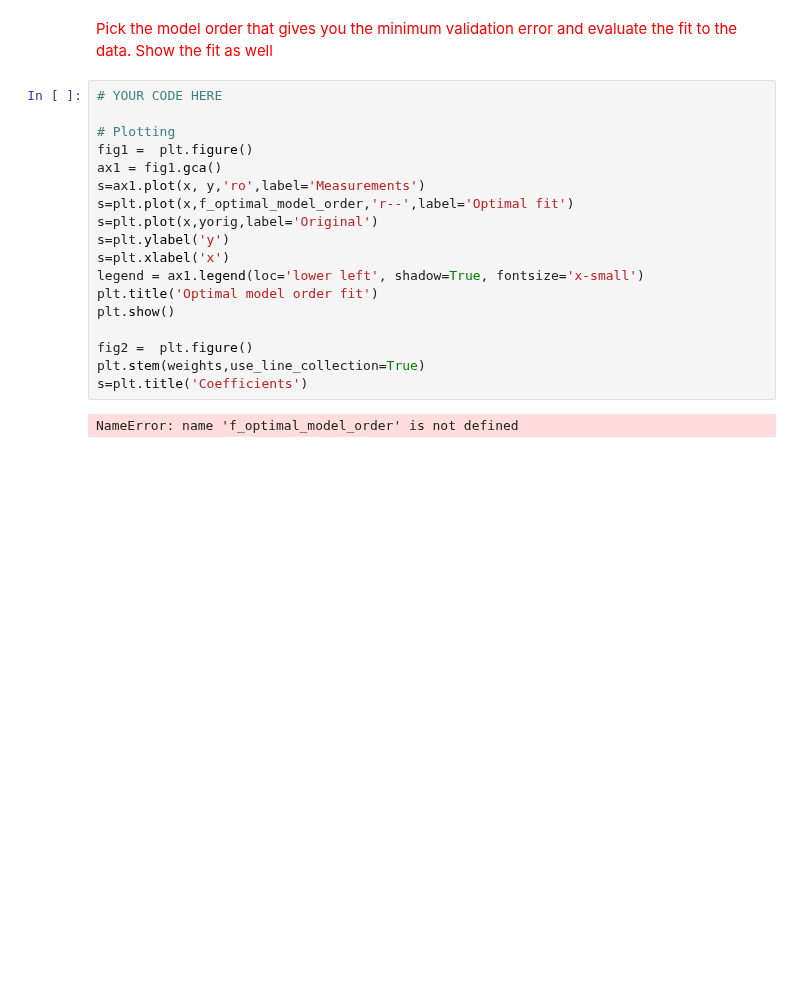
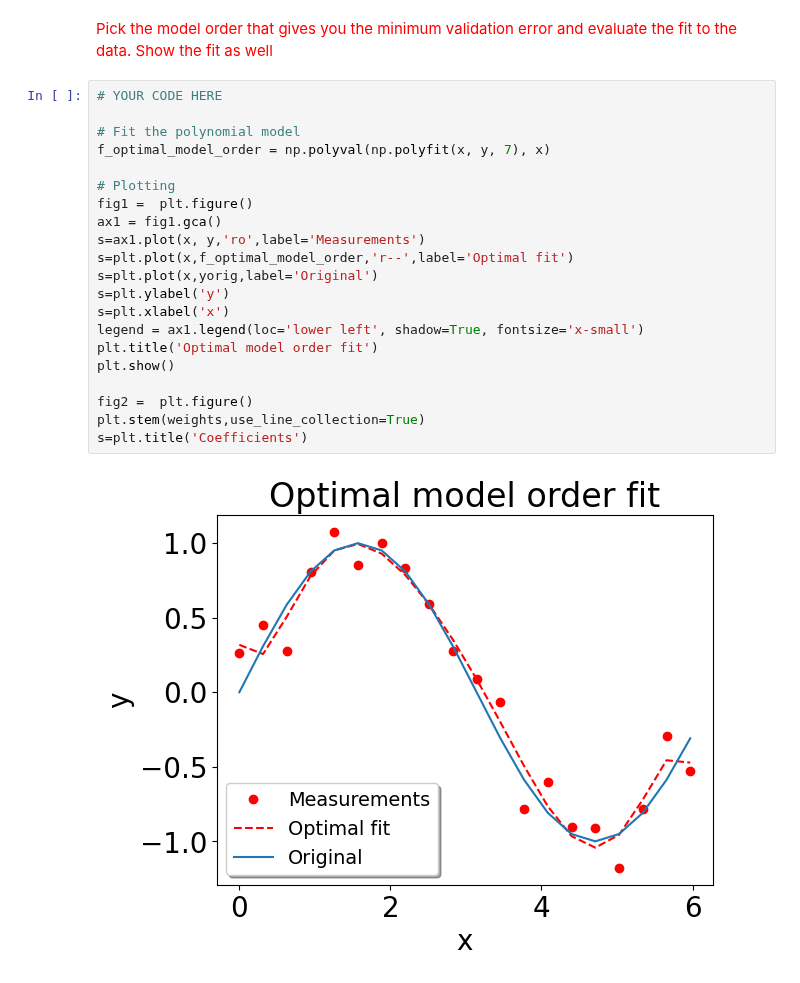
Before and after one commit to aezouhri/Machine_Learning, a Jupyter notebook: Mini Assignment 6/ma06-model_order.ipynb, the cells around one changed output. Saved outputs shown, nothing was run; the diff lists cells and outputs as text; blank space fills up the shorter version.

Commit message:
Completed model_order

```diff
--- a/Mini Assignment 6/ma06-model_order.ipynb
+++ b/Mini Assignment 6/ma06-model_order.ipynb
@@ -112,21 +112,24 @@ plt.show()
 <font color=red>Pick the model order that gives you the minimum validation error and evaluate the fit to the data. Show the fit as well </font>
 # %%
 # YOUR CODE HERE
+
+# Fit the polynomial model
+f_optimal_model_order = np.polyval(np.polyfit(x, y, 7), x)
 
 # Plotting
 fig1 =  plt.figure()
 ax1 = fig1.gca()
 s=ax1.plot(x, y,'ro',label='Measurements')
 s=plt.plot(x,f_optimal_model_order,'r--',label='Optimal fit')
 s=plt.plot(x,yorig,label='Original')
 s=plt.ylabel('y')
 s=plt.xlabel('x')
 legend = ax1.legend(loc='lower left', shadow=True, fontsize='x-small')
 plt.title('Optimal model order fit')
 plt.show()
 
 fig2 =  plt.figure()
 plt.stem(weights,use_line_collection=True)
 s=plt.title('Coefficients')
 # %% [output]
-NameError: name 'f_optimal_model_order' is not defined
+[figure, added]
```
Also changed, not shown: parts of 5 cells of this notebook, 1 other file.
